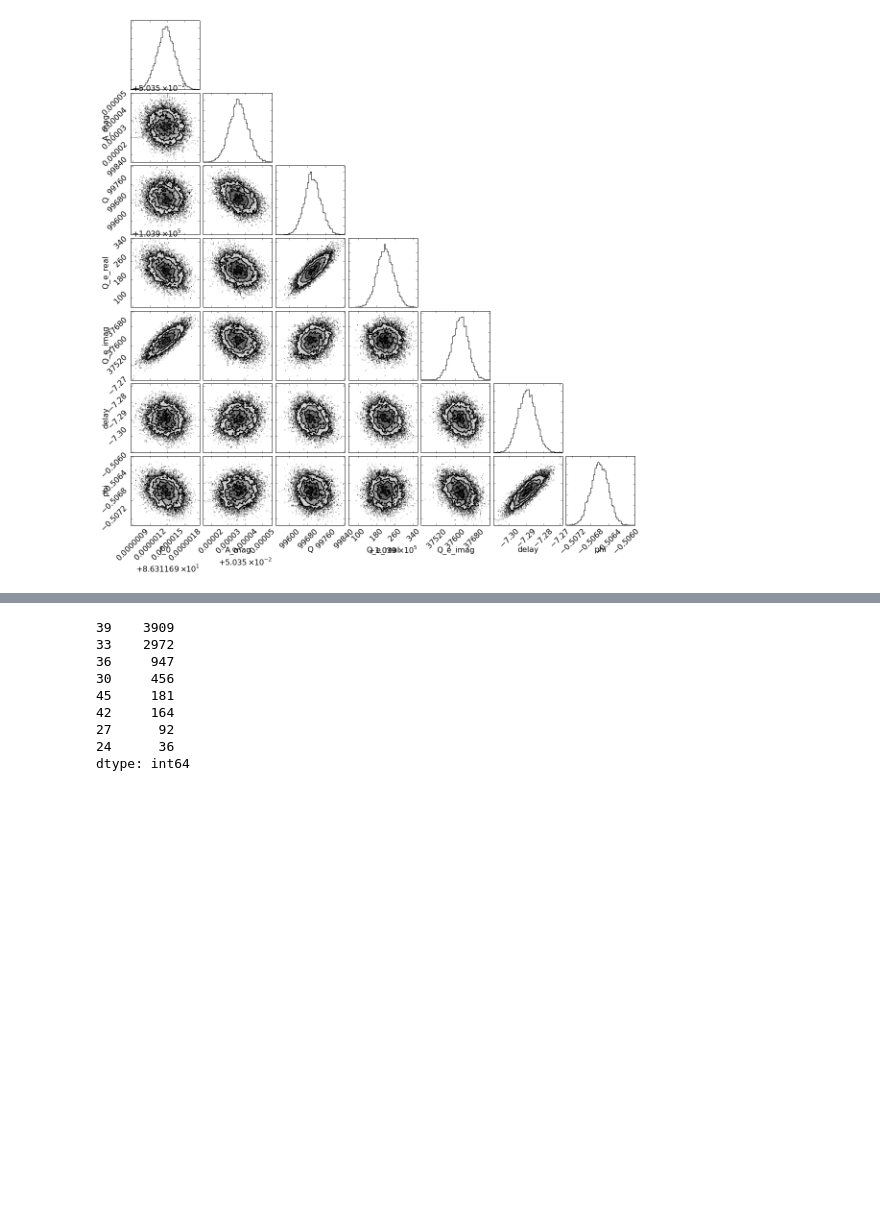
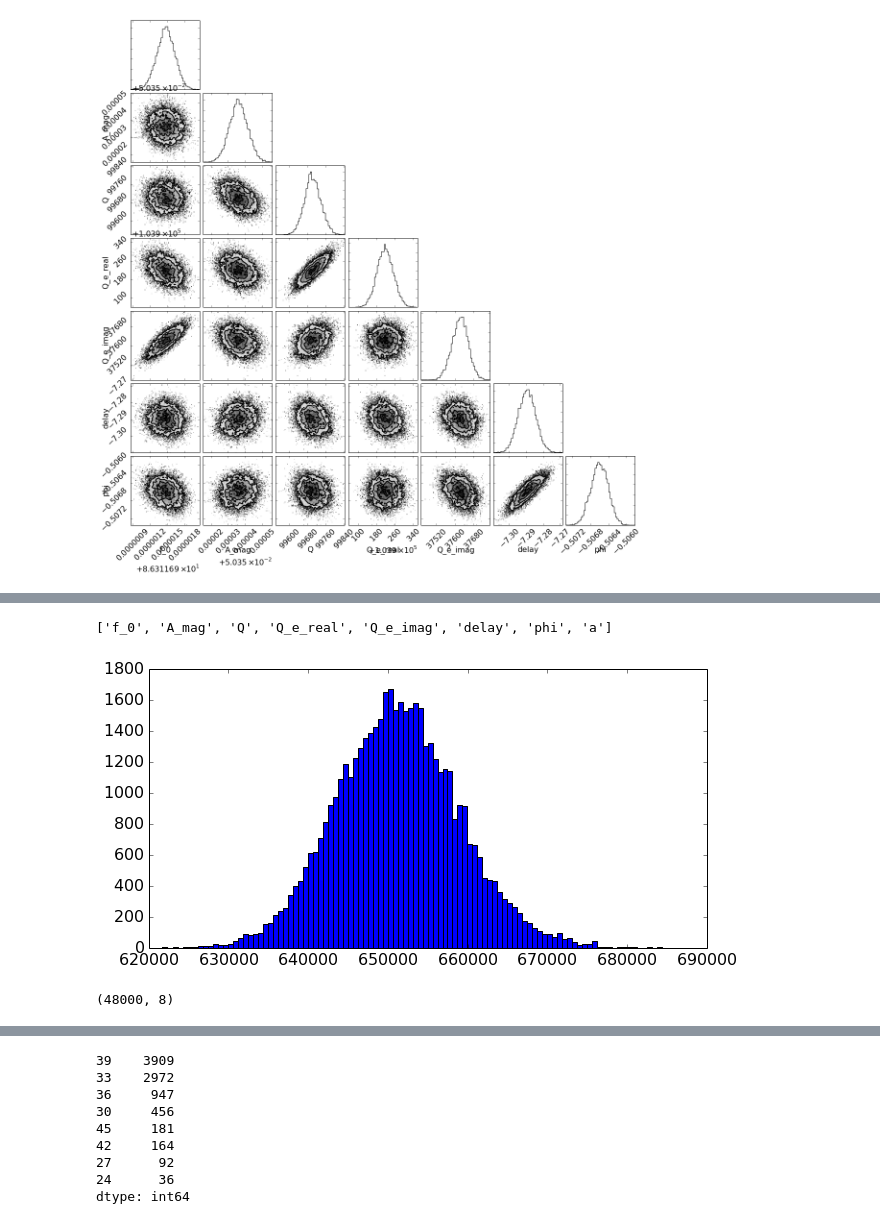
Before and after one commit to gitj/notebooks, a Jupyter notebook: 2014-11-05-0813f12-paper-plots-part-2.ipynb, the cells around one changed output, grey strips where cells are left out. Saved outputs shown, nothing was run; the diff lists cells and outputs as text; code cells hidden in the pictures; blank space fills up the shorter version.

```diff
--- a/2014-11-05-0813f12-paper-plots-part-2.ipynb
+++ b/2014-11-05-0813f12-paper-plots-part-2.ipynb
@@ -355,0 +387,15 @@ mcf.triangle()
+# %%
+mcf.parameter_list
+# %% [output]
+['f_0', 'A_mag', 'Q', 'Q_e_real', 'Q_e_imag', 'delay', 'phi', 'a']
+# %%
+Q = mcf.samples[:,2]
+Qe = mcf.samples[:,3] + 1j*mcf.samples[:,4]
+Qi = 1/(1/Q -np.real(1/Qe))
+blah = hist(Qi,bins=100)
+# %% [output]
+[figure, added]
+# %%
+mcf.samples.shape
+# %% [output]
+(48000, 8)
```
Also changed, not shown: parts of 7 cells of this notebook.
